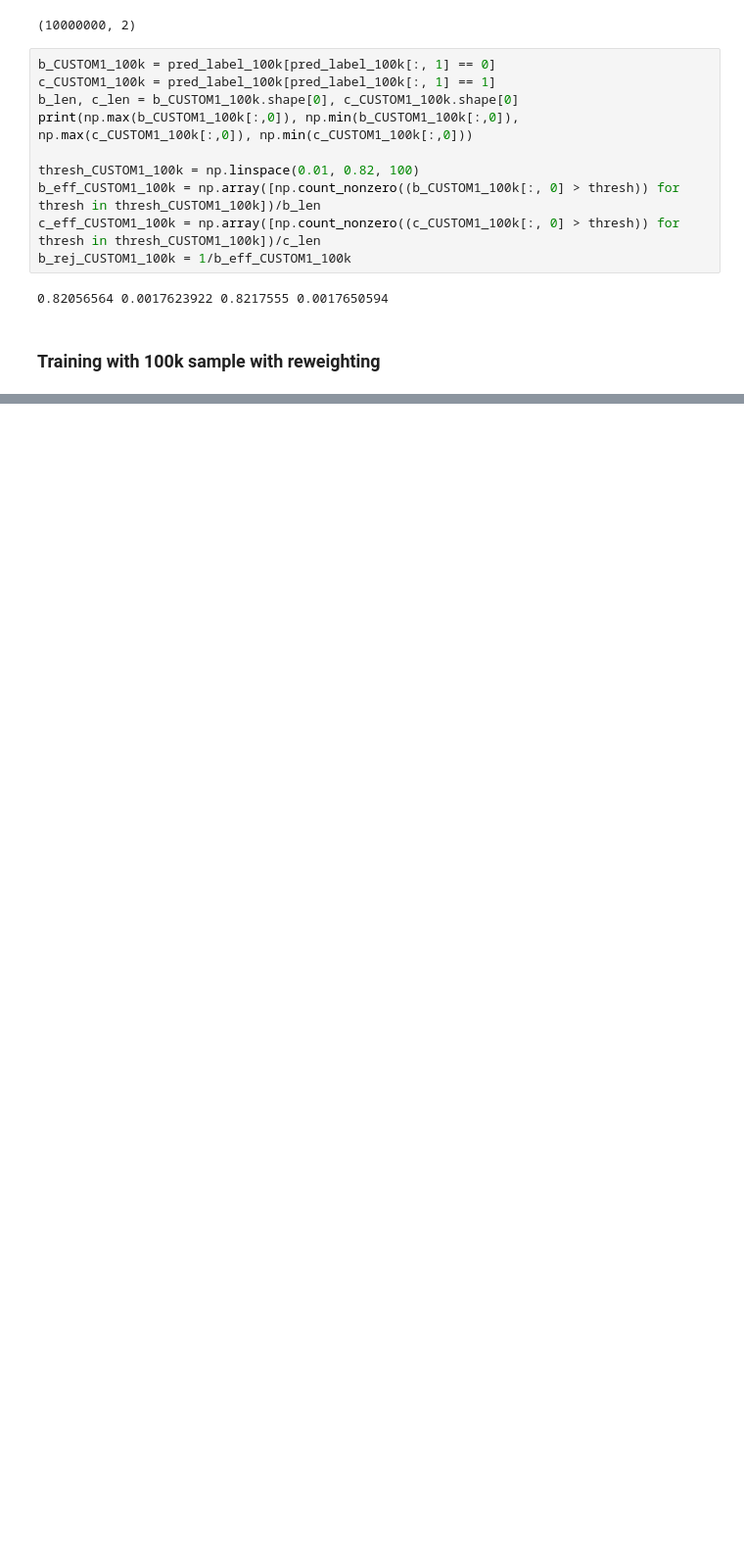
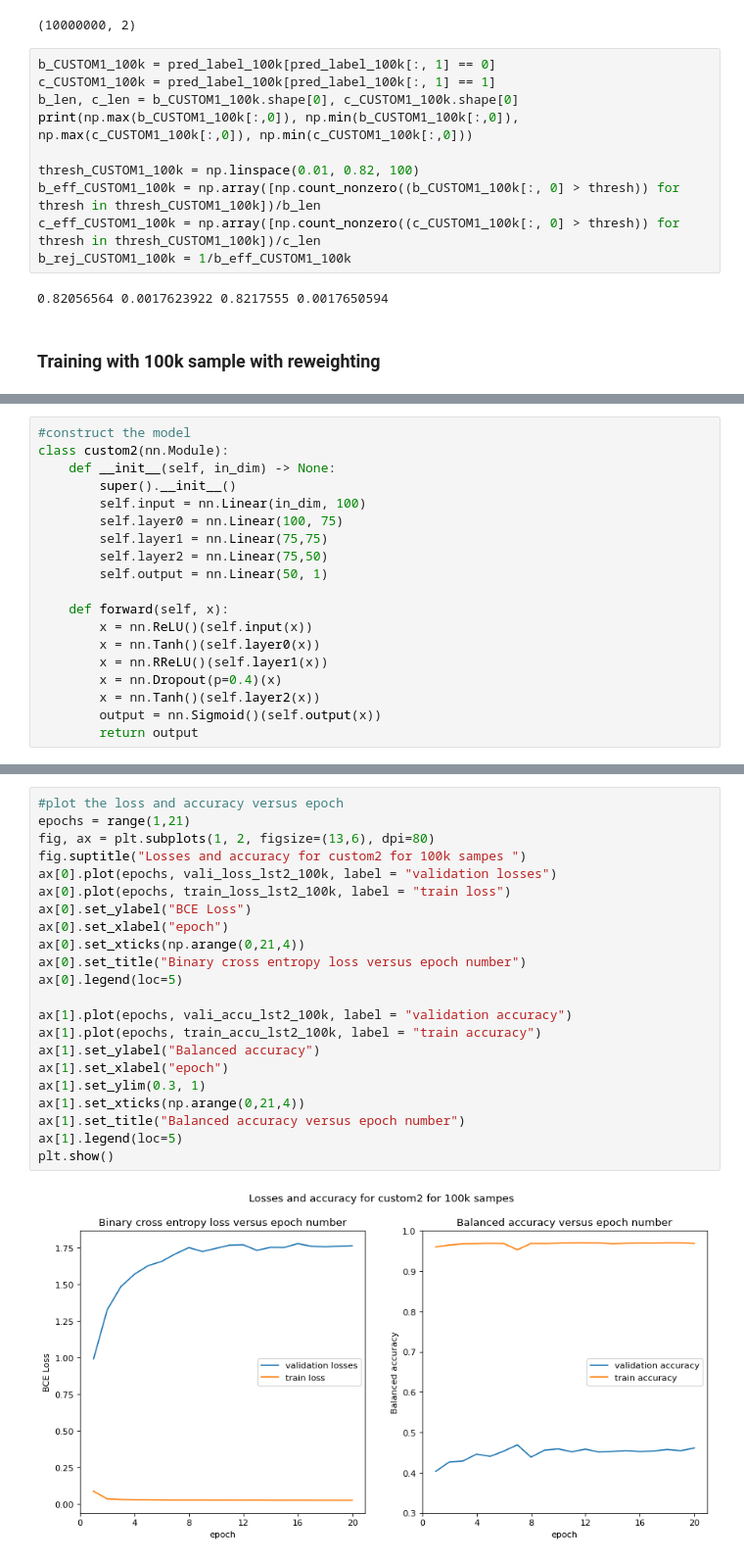
Before and after one commit to hairlessdevil/custom, a Jupyter notebook: custom_proto.ipynb, the cells around one changed output, grey strips where cells are left out. Shown at 98% size. Saved outputs shown, nothing was run; the diff lists cells and outputs as text; blank space fills up the shorter version.

```diff
--- a/custom_proto.ipynb
+++ b/custom_proto.ipynb
@@ -975,0 +1026,19 @@ plt.show()
+# %%
+#construct the model
+class custom2(nn.Module):
+    def __init__(self, in_dim) -> None:
+        super().__init__()
+        self.input = nn.Linear(in_dim, 100)
+        self.layer0 = nn.Linear(100, 75)
+        self.layer1 = nn.Linear(75,75)
+        self.layer2 = nn.Linear(75,50)
+        self.output = nn.Linear(50, 1)
+
+    def forward(self, x):
+        x = nn.ReLU()(self.input(x))
+        x = nn.Tanh()(self.layer0(x))
+        x = nn.RReLU()(self.layer1(x))
+        x = nn.Dropout(p=0.4)(x)
+        x = nn.Tanh()(self.layer2(x))
+        output = nn.Sigmoid()(self.output(x))
+        return output
@@ -975,0 +1183,24 @@ plt.show()
+# %%
+#plot the loss and accuracy versus epoch
+epochs = range(1,21)
+fig, ax = plt.subplots(1, 2, figsize=(13,6), dpi=80)
+fig.suptitle("Losses and accuracy for custom2 for 100k sampes ")
+ax[0].plot(epochs, vali_loss_lst2_100k, label = "validation losses")
+ax[0].plot(epochs, train_loss_lst2_100k, label = "train loss")
+ax[0].set_ylabel("BCE Loss")
+ax[0].set_xlabel("epoch")
+ax[0].set_xticks(np.arange(0,21,4))
+ax[0].set_title("Binary cross entropy loss versus epoch number")
+ax[0].legend(loc=5)
+
+ax[1].plot(epochs, vali_accu_lst2_100k, label = "validation accuracy")
+ax[1].plot(epochs, train_accu_lst2_100k, label = "train accuracy")
+ax[1].set_ylabel("Balanced accuracy")
+ax[1].set_xlabel("epoch")
+ax[1].set_ylim(0.3, 1)
+ax[1].set_xticks(np.arange(0,21,4))
+ax[1].set_title("Balanced accuracy versus epoch number")
+ax[1].legend(loc=5)
+plt.show()
+# %% [output]
+[figure, added]
```
Also changed, not shown: parts of 35 cells of this notebook.
